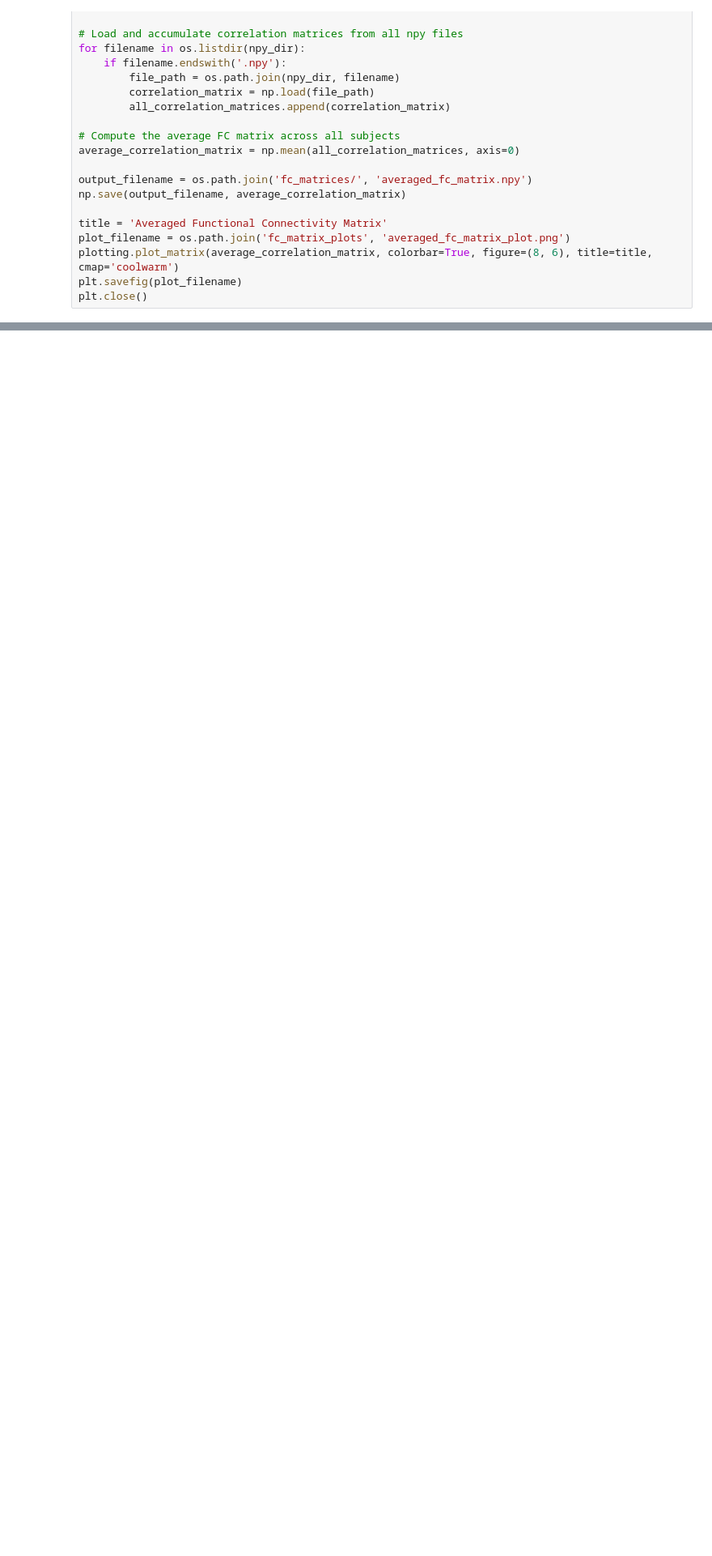
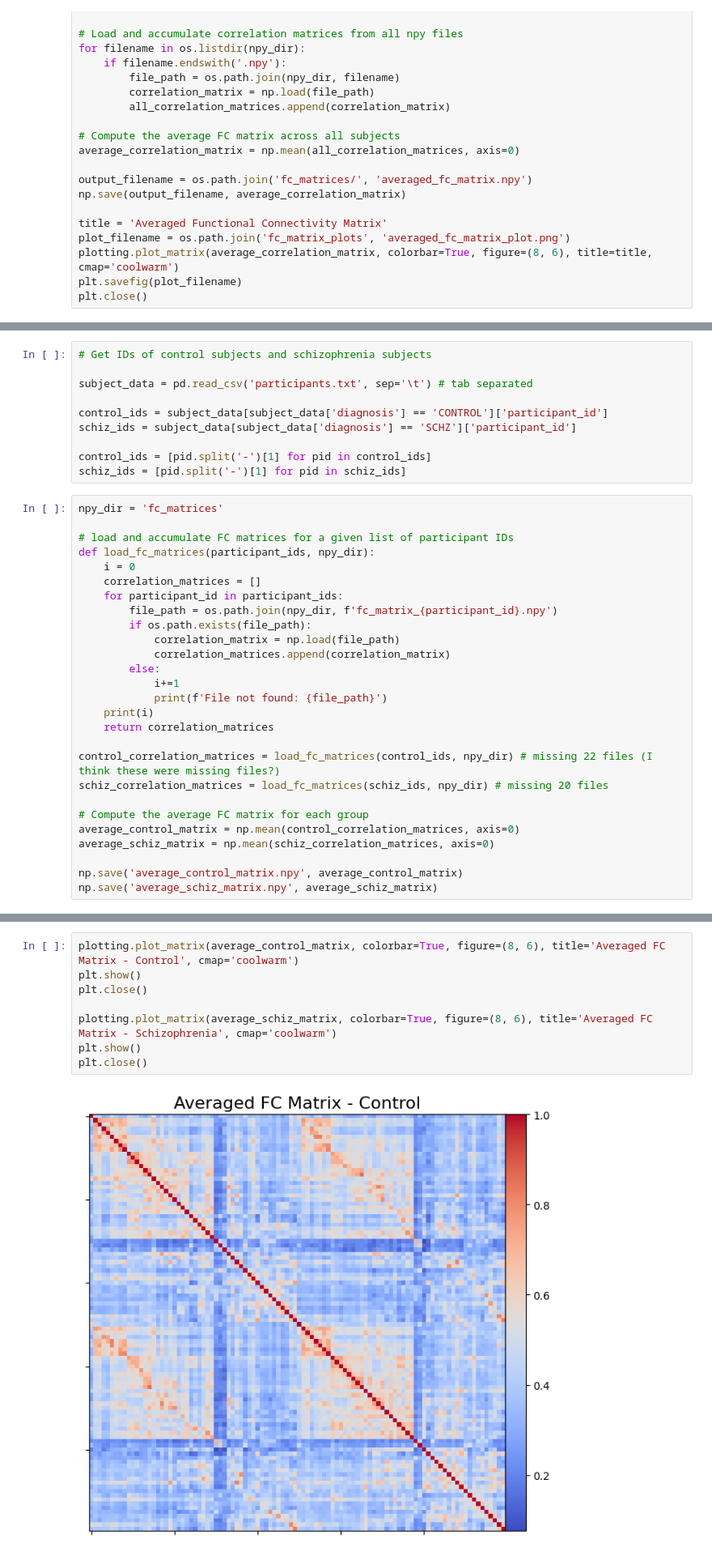
Before and after one commit to emias12/FinalYearProject, a Jupyter notebook: FCMatrices.ipynb, the cells around one changed output, grey strips where cells are left out. Shown at 81% size. Drawn from its saved outputs; the diff is of its cells as text; blank space fills up the shorter version.

Commit message:
Generated averaged FC for control and schiz data

```diff
--- a/FCMatrices.ipynb
+++ b/FCMatrices.ipynb
@@ -61,0 +77,37 @@ plt.close()
+# %%
+# Get IDs of control subjects and schizophrenia subjects
+
+subject_data = pd.read_csv('participants.txt', sep='\t') # tab separated
+
+control_ids = subject_data[subject_data['diagnosis'] == 'CONTROL']['participant_id']
+schiz_ids = subject_data[subject_data['diagnosis'] == 'SCHZ']['participant_id']
+
+control_ids = [pid.split('-')[1] for pid in control_ids]
+schiz_ids = [pid.split('-')[1] for pid in schiz_ids]
+# %%
+npy_dir = 'fc_matrices'
+
+# load and accumulate FC matrices for a given list of participant IDs
+def load_fc_matrices(participant_ids, npy_dir):
+    i = 0
+    correlation_matrices = []
+    for participant_id in participant_ids:
+        file_path = os.path.join(npy_dir, f'fc_matrix_{participant_id}.npy')
+        if os.path.exists(file_path):
+            correlation_matrix = np.load(file_path)
+            correlation_matrices.append(correlation_matrix)
+        else:
+            i+=1
+            print(f'File not found: {file_path}')
+    print(i)
+    return correlation_matrices
+
+control_correlation_matrices = load_fc_matrices(control_ids, npy_dir) # missing 22 files (I think these were missing files?)
+schiz_correlation_matrices = load_fc_matrices(schiz_ids, npy_dir) # missing 20 files
+
+# Compute the average FC matrix for each group
+average_control_matrix = np.mean(control_correlation_matrices, axis=0)
+average_schiz_matrix = np.mean(schiz_correlation_matrices, axis=0)
+
+np.save('average_control_matrix.npy', average_control_matrix)
+np.save('average_schiz_matrix.npy', average_schiz_matrix)
@@ -61,0 +132,10 @@ plt.close()
+# %%
+plotting.plot_matrix(average_control_matrix, colorbar=True, figure=(8, 6), title='Averaged FC Matrix - Control', cmap='coolwarm')
+plt.show()
+plt.close()
+
+plotting.plot_matrix(average_schiz_matrix, colorbar=True, figure=(8, 6), title='Averaged FC Matrix - Schizophrenia', cmap='coolwarm')
+plt.show()
+plt.close()
+# %% [output]
+[figure, added]
```
Also changed, not shown: parts of 4 cells of this notebook, 53 other files.
